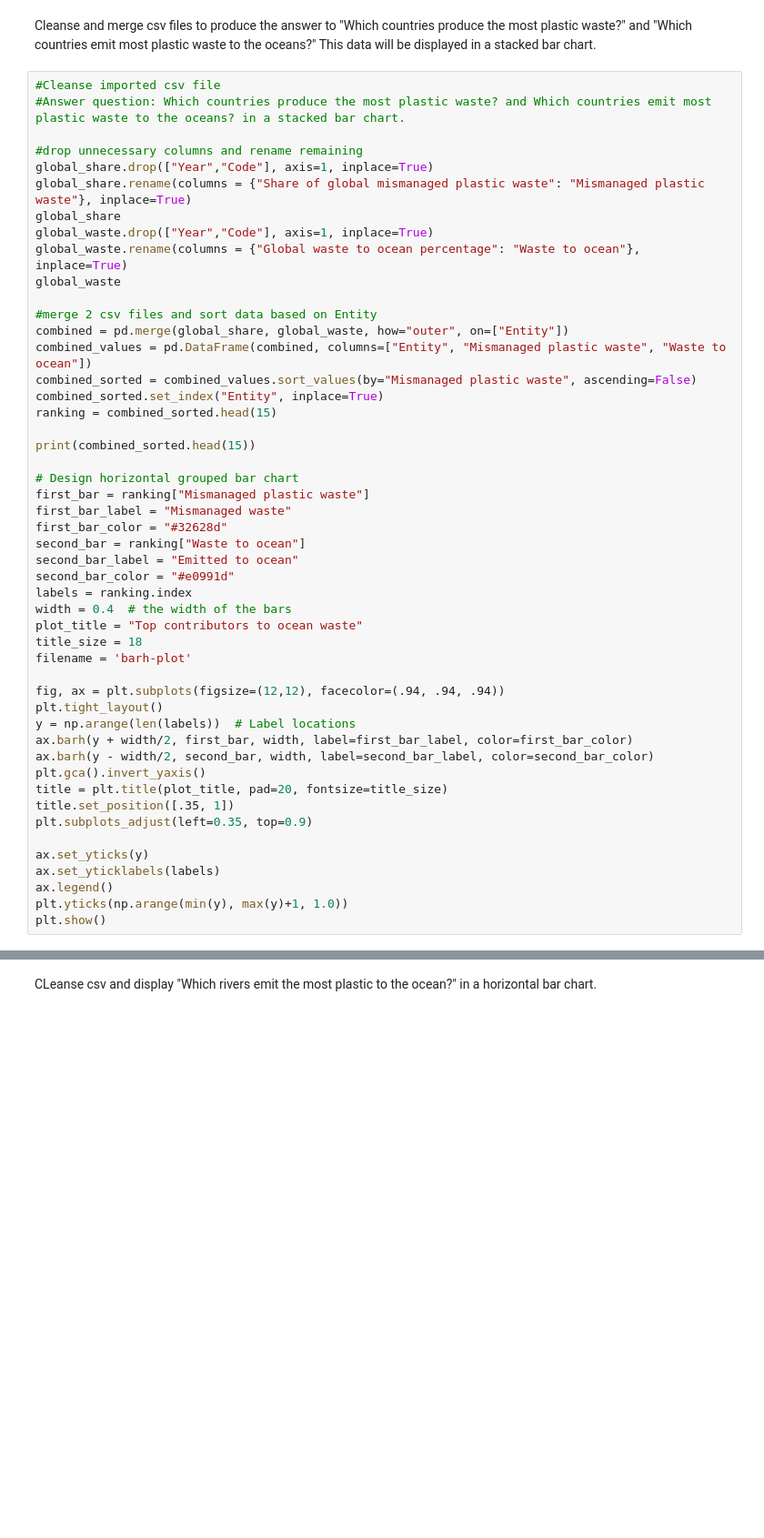
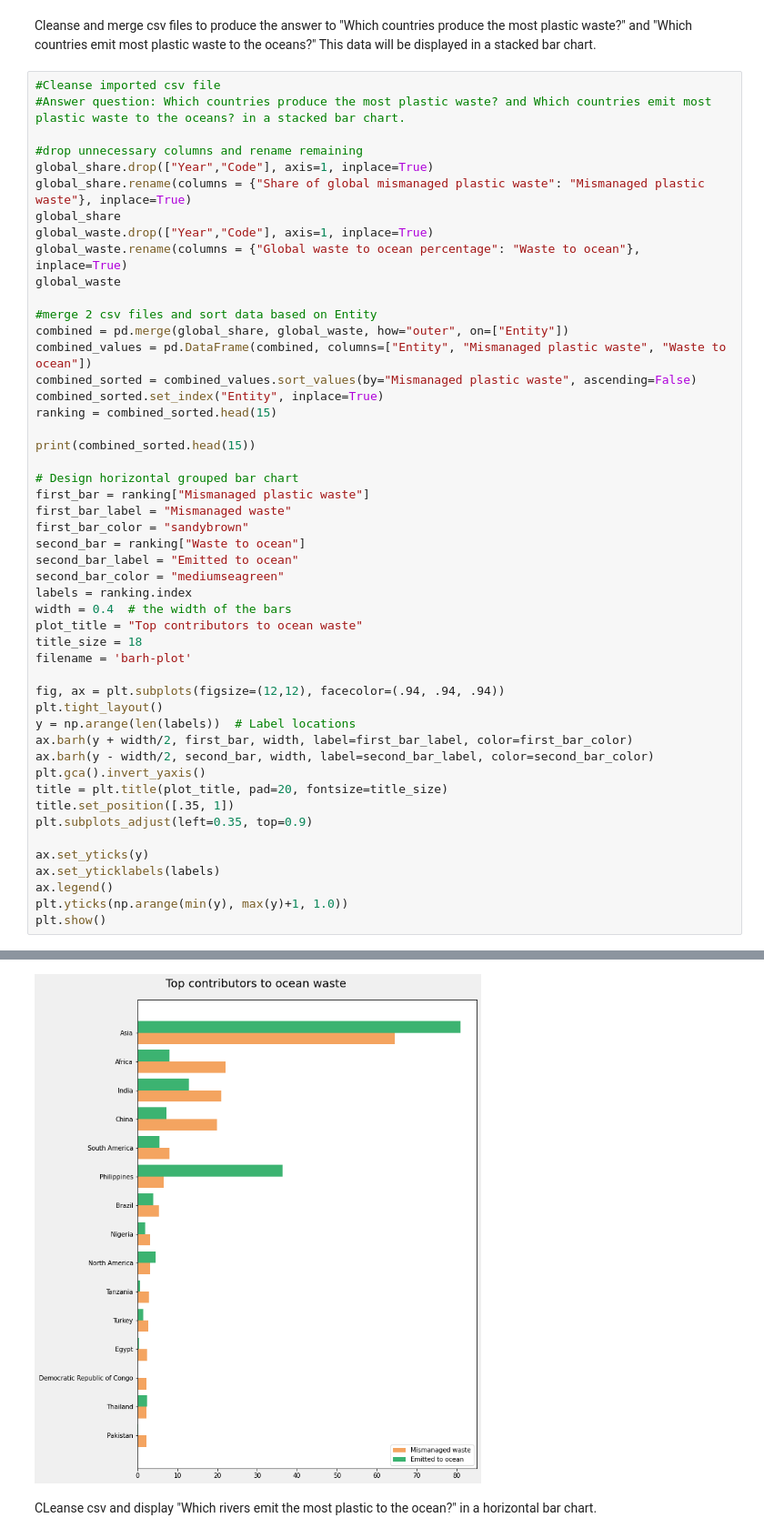
Before and after one commit to SheenaSullivan/Plastic-Pollution-Oceans, a Jupyter notebook: plastic_pollution_oceans.ipynb, the cells around one changed output, grey strips where cells are left out. Shown at 91% size. Saved outputs shown, nothing was run; the diff lists cells and outputs as text; blank space fills up the shorter version.

```diff
--- a/plastic_pollution_oceans.ipynb
+++ b/plastic_pollution_oceans.ipynb
@@ -50,10 +55,10 @@ print(combined_sorted.head(15))
 # Design horizontal grouped bar chart
 first_bar = ranking["Mismanaged plastic waste"]
 first_bar_label = "Mismanaged waste"
-first_bar_color = "#32628d"
+first_bar_color = "sandybrown"
 second_bar = ranking["Waste to ocean"]
 second_bar_label = "Emitted to ocean"
-second_bar_color = "#e0991d"
+second_bar_color = "mediumseagreen"
 labels = ranking.index
 width = 0.4  # the width of the bars
 plot_title = "Top contributors to ocean waste"
@@ -75,3 +80,4 @@ ax.set_yticklabels(labels)
 ax.legend()
 plt.yticks(np.arange(min(y), max(y)+1, 1.0))
 plt.show()
+# %% [output]
@@ -78,3 +101,4 @@ plt.show()
+[figure, added]
 # %% [markdown]
 CLeanse csv and display "Which rivers emit the most plastic to the ocean?" in a horizontal bar chart.
 # %%
```
Also changed, not shown: parts of 7 cells of this notebook.
